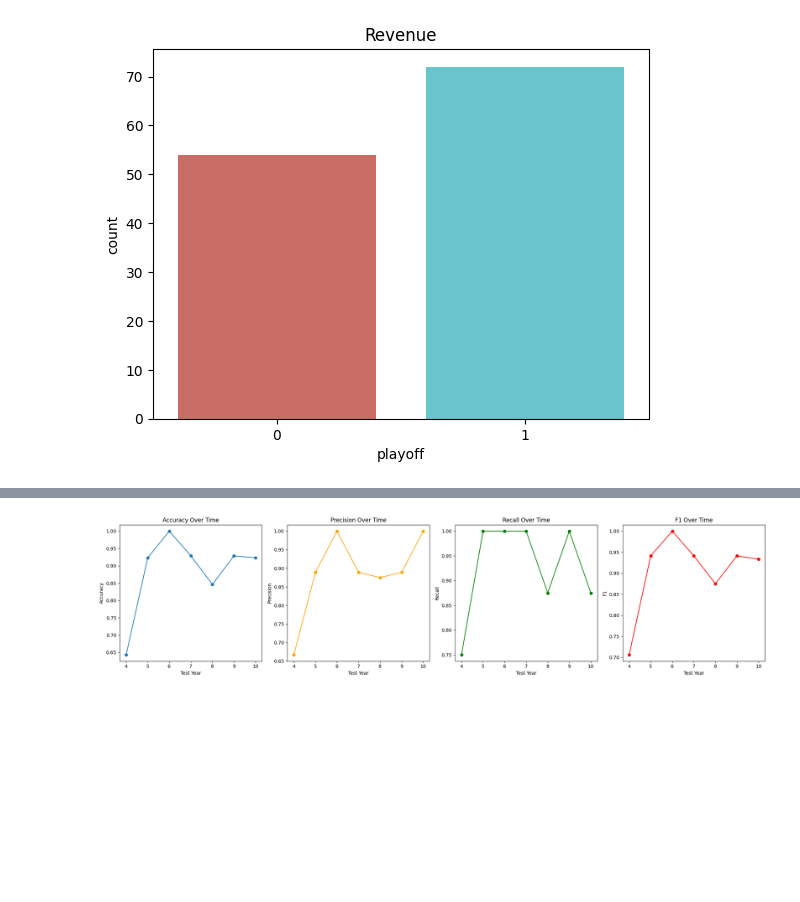
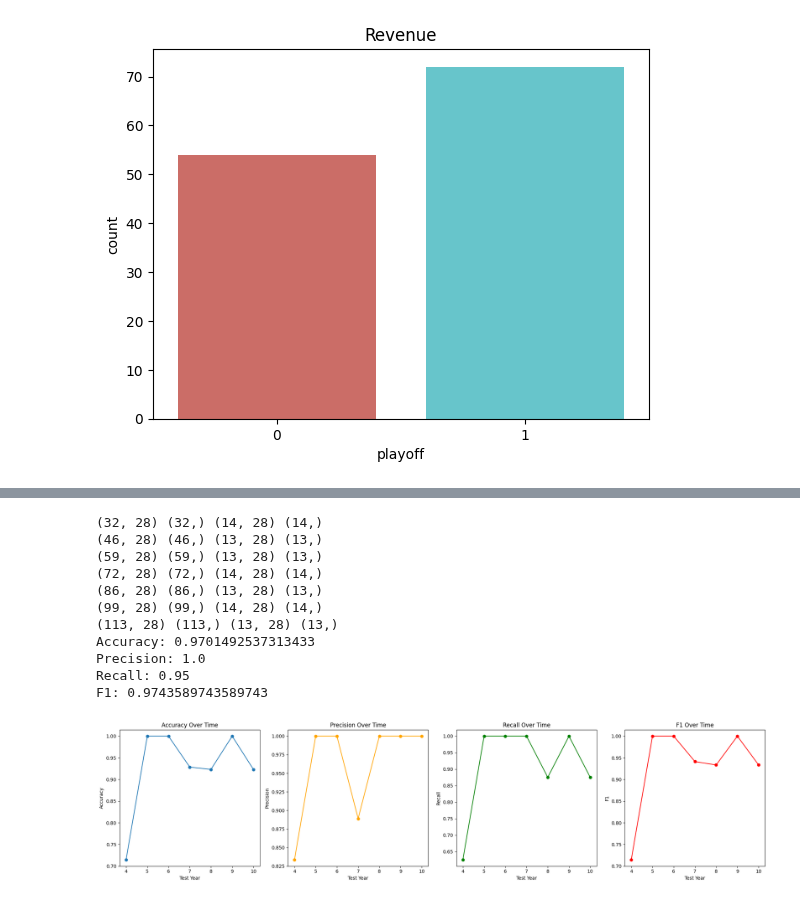
Before and after one commit to Joanaigs/Predict-WNBA-Winners-AC-66, a Jupyter notebook: training.ipynb, the cells around one changed output, grey strips where cells are left out. Cells and saved outputs as stored; diff of their text form; code cells hidden in the pictures; blank space fills up the shorter version.

```diff
--- a/training.ipynb
+++ b/training.ipynb
@@ -134,37 +184,22 @@ F1: 0.9382716049382716
-# %%
-# Create a graph to plot accuracy and precision over time
-plt.figure(figsize=(20, 5))
-
-# Plot accuracy
-plt.subplot(1, 4, 1)
-plt.plot(years_tested, accuracy_scores, marker='o')
-plt.title('Accuracy Over Time')
-plt.xlabel('Test Year')
-plt.ylabel('Accuracy')
-
-# Plot precision
-plt.subplot(1, 4, 2)
-plt.plot(years_tested, precision_scores, marker='o', color='orange')
-plt.title('Precision Over Time')
-plt.xlabel('Test Year')
-plt.ylabel('Precision')
-
-# Plot recall
-plt.subplot(1, 4, 3)
-plt.plot(years_tested, recall_scores, marker='o', color='green')
-plt.title('Recall Over Time')
-plt.xlabel('Test Year')
-plt.ylabel('Recall')
-
-# Plot f1
-plt.subplot(1, 4, 4)
-plt.plot(years_tested, f1_scores, marker='o', color='red')
-plt.title('F1 Over Time')
-plt.xlabel('Test Year')
-plt.ylabel('F1')
-
-
-plt.tight_layout()
-plt.show()
-# %% [output]
-[figure, removed]
+# %%
+model = RandomForestClassifier()
+years_tested, accuracy_scores, precision_scores, recall_scores, f1_scores = train_evaluate_decision_tree_graph(model, df_teams)
+accuracy, precision, recall, f1 = train_evaluate_decision_tree(model, df_teams)
+print(f"Accuracy: {accuracy}")
+print(f"Precision: {precision}")
+print(f"Recall: {recall}")
+print(f"F1: {f1}")
+plot_metrics_over_time(years_tested, accuracy_scores, precision_scores, recall_scores, f1_scores)
+# %% [output]
+(32, 28) (32,) (14, 28) (14,)
+(46, 28) (46,) (13, 28) (13,)
+(59, 28) (59,) (13, 28) (13,)
+(72, 28) (72,) (14, 28) (14,)
+(86, 28) (86,) (13, 28) (13,)
+(99, 28) (99,) (14, 28) (14,)
+(113, 28) (113,) (13, 28) (13,)
+Accuracy: 0.9701492537313433
+Precision: 1.0
+Recall: 0.95
+F1: 0.9743589743589743
+[figure, added]
```
Also changed, not shown: parts of 12 cells of this notebook, 9 other files.
